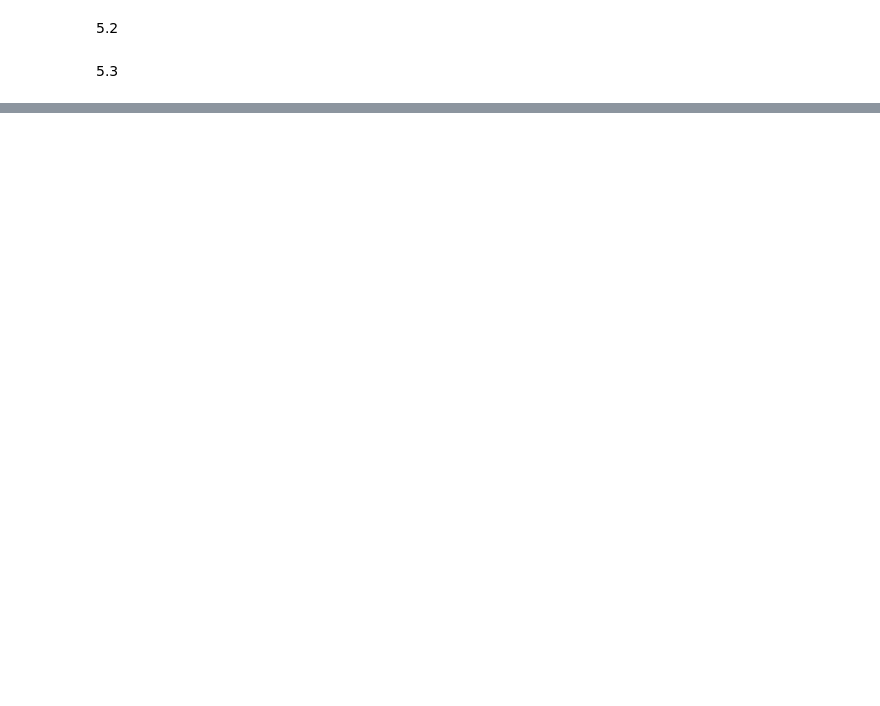
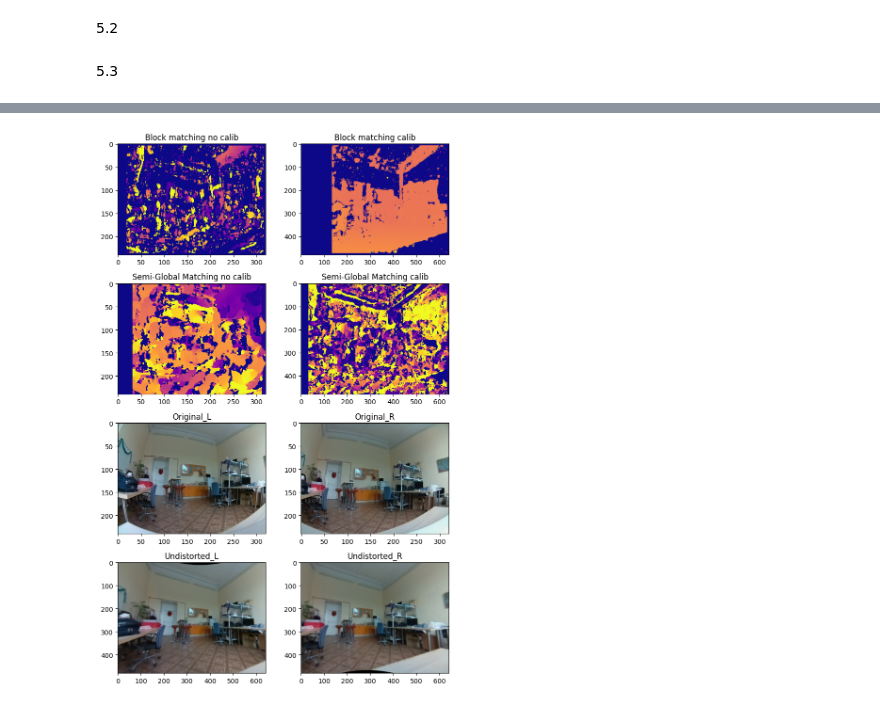
Before and after one commit to Tomciom/wizyjne, a Jupyter notebook: lab05/lab05.ipynb, the cells around one changed output, grey strips where cells are left out. Drawn from its saved outputs; the diff is of its cells as text; code cells hidden in the pictures; blank space fills up the shorter version.

```diff
--- a/lab05/lab05.ipynb
+++ b/lab05/lab05.ipynb
@@ -213,0 +287,86 @@ plt.show()
+# %%
+def compute_disparity(left_gray, right_gray, method='BM', num_disp=32, block_size=15):
+    if method == 'BM':
+        stereo = cv2.StereoBM_create(numDisparities=num_disp, blockSize=block_size)
+    else:
+        stereo = cv2.StereoSGBM_create(numDisparities=num_disp, blockSize=block_size)
+    return stereo.compute(left_gray, right_gray)
+
+def process_and_visualize(image_path, map1_left, map2_left, map1_right, map2_right):
+    num_parts = 2
+
+    image = cv2.imread(image_path)
+    height, width = image.shape[:2]
+
+    rows = int(math.sqrt(num_parts))
+    while num_parts % rows != 0:
+        rows -= 1
+    cols = num_parts // rows
+
+    part_height = height // rows
+    part_width = width // cols
+
+    parts = [
+        image[i * part_height:(i + 1) * part_height, j * part_width:(j + 1) * part_width]
+        for i in range(rows)
+        for j in range(cols)
+    ]
+    left_img, right_img = parts
+
+    scale_factor = 2
+    new_size = (left_img.shape[1] * scale_factor, left_img.shape[0] * scale_factor)
+
+    left_scaled = cv2.resize(left_img, new_size, interpolation=cv2.INTER_LINEAR)
+    right_scaled = cv2.resize(right_img, new_size, interpolation=cv2.INTER_LINEAR)
+
+    left_gray = cv2.cvtColor(left_img, cv2.COLOR_BGR2GRAY)
+    right_gray = cv2.cvtColor(right_img, cv2.COLOR_BGR2GRAY)
+
+    left_remap = cv2.remap(left_scaled, map1_left, map2_left, interpolation=cv2.INTER_LINEAR)
+    right_remap = cv2.remap(right_scaled, map1_right, map2_right, interpolation=cv2.INTER_LINEAR)
+
+    left_remap_gray = cv2.cvtColor(left_remap, cv2.COLOR_BGR2GRAY)
+    right_remap_gray = cv2.cvtColor(right_remap, cv2.COLOR_BGR2GRAY)
+
+    disparities = {
+        "BM_Original": compute_disparity(left_gray, right_gray, 'BM', num_disp=16, block_size=9),
+        "SGBM_Original": compute_disparity(left_gray, right_gray, 'SGBM'),
+        "BM_Undistorted": compute_disparity(left_remap_gray, right_remap_gray, 'BM', num_disp=128, block_size=15),
+        "SGBM_Undistorted": compute_disparity(left_remap_gray, right_remap_gray, 'SGBM'),
+    }
+
+    disparities_color = {
+        key: cv2.applyColorMap(
+            cv2.normalize(val, None, 0, 255, cv2.NORM_MINMAX, cv2.CV_8U),
+            cv2.COLORMAP_PLASMA
+        )
+        for key, val in disparities.items()
+    }
+
+    images_to_plot = [
+        ("Block matching no calib", disparities_color["BM_Original"]),
+        ("Block matching calib", disparities_color["BM_Undistorted"]),
+        ("Semi-Global Matching no calib", disparities_color["SGBM_Original"]),
+        ("Semi-Global Matching calib", disparities_color["SGBM_Undistorted"]),
+        ("Original_L", left_img),
+        ("Original_R", right_img),
+        ("Undistorted_L", left_remap),
+        ("Undistorted_R", right_remap)
+    ]
+
+    fig, axs = plt.subplots(4, 2, figsize=(8, 12))
+    for ax, (title, img) in zip(axs.flat, images_to_plot):
+        if len(img.shape) == 2:
+            ax.imshow(img, cmap='gray')
+        else:
+            ax.imshow(cv2.cvtColor(img, cv2.COLOR_BGR2RGB))
+        ax.set_title(title)
+
+    plt.tight_layout()
+    plt.show()
+
+image_path = './example/example1.png'
+
+process_and_visualize(image_path, map1_left, map2_left, map1_right, map2_right)
+# %% [output]
+[figure, added]
```
Also changed, not shown: parts of 5 cells of this notebook.
